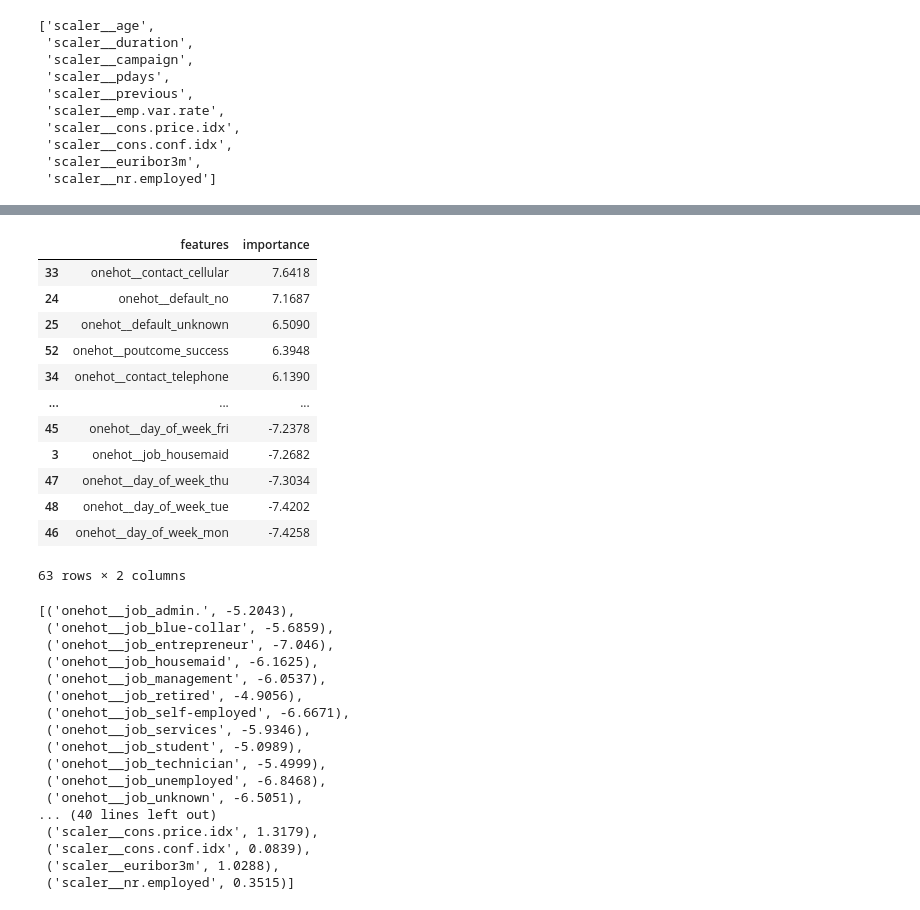
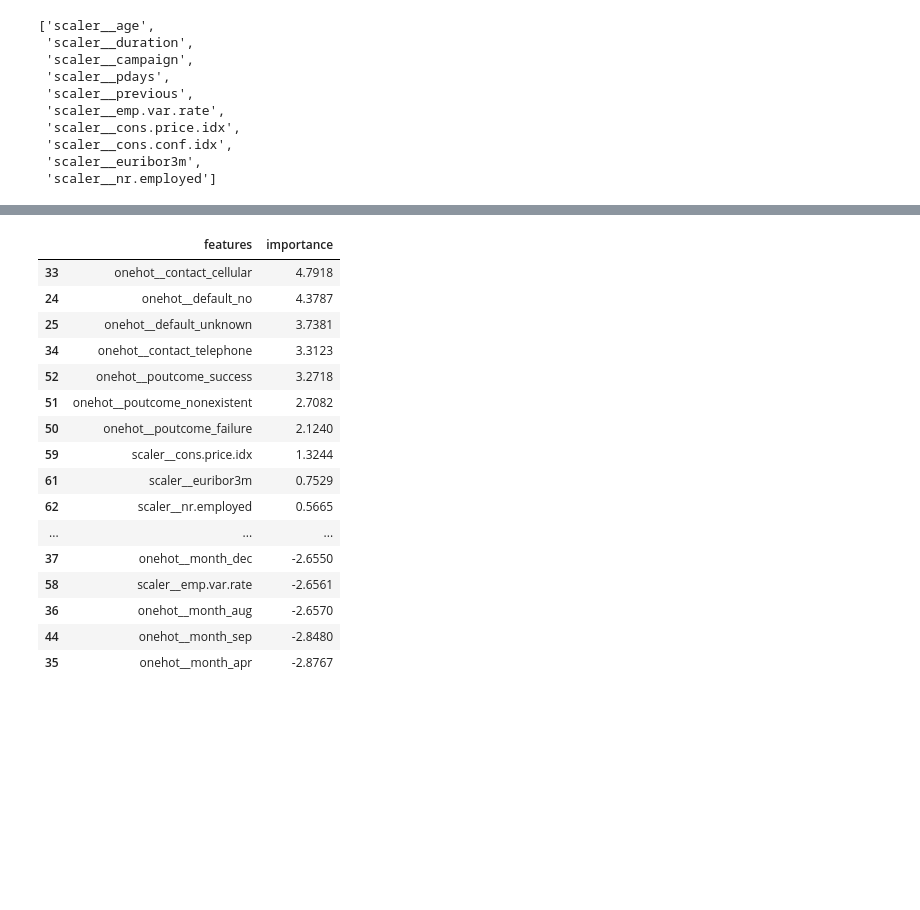
Before and after one commit to Daria-Lytvynenko/ML_course, a Jupyter notebook: Mid_term_Project.ipynb, the cells around one changed output, grey strips where cells are left out. Saved outputs shown, nothing was run; the diff lists cells and outputs as text; code cells hidden in the pictures; blank space fills up the shorter version.

```diff
--- a/Mid_term_Project.ipynb
+++ b/Mid_term_Project.ipynb
@@ -312,7 +312,7 @@ X_test_smenc=pd.DataFrame(preprocessor.transform(X_test), columns=preprocessor.g
 smenc=SMOTENC(random_state=42, categorical_features=features)
 X_train_smenc, y_train_smenc=smenc.fit_resample(X_train_smenc, y_train)
 # %%
-logreg=LogisticRegression(solver='liblinear',  penalty='l1')
+logreg=LogisticRegression(solver='liblinear',  penalty='l2')
 logreg.fit(X_train_smenc, y_train_smenc)
 pred=logreg.predict(X_train_smenc)
 pred_proba=logreg.predict_proba(X_train_smenc)[:,1]
@@ -357,39 +376,23 @@ logreg_list=pd.DataFrame(list(zip(preprocessor.get_feature_names_out().tolist(),
 # %%
-logreg_list
+logreg_list.head(30)
 # %% [output]
 |  | features | importance |
-| 33 | onehot__contact_cellular | 7.6418 |
-| 24 | onehot__default_no | 7.1687 |
-| 25 | onehot__default_unknown | 6.5090 |
-| 52 | onehot__poutcome_success | 6.3948 |
-| 34 | onehot__contact_telephone | 6.1390 |
+| 33 | onehot__contact_cellular | 4.7918 |
+| 24 | onehot__default_no | 4.3787 |
+| 25 | onehot__default_unknown | 3.7381 |
+| 34 | onehot__contact_telephone | 3.3123 |
+| 52 | onehot__poutcome_success | 3.2718 |
+| 51 | onehot__poutcome_nonexistent | 2.7082 |
+| 50 | onehot__poutcome_failure | 2.1240 |
+| 59 | scaler__cons.price.idx | 1.3244 |
+| 61 | scaler__euribor3m | 0.7529 |
+| 62 | scaler__nr.employed | 0.5665 |
 | ... | ... | ... |
-| 45 | onehot__day_of_week_fri | -7.2378 |
-| 3 | onehot__job_housemaid | -7.2682 |
-| 47 | onehot__day_of_week_thu | -7.3034 |
-| 48 | onehot__day_of_week_tue | -7.4202 |
-| 46 | onehot__day_of_week_mon | -7.4258 |
+| 37 | onehot__month_dec | -2.6550 |
+| 58 | scaler__emp.var.rate | -2.6561 |
+| 36 | onehot__month_aug | -2.6570 |
+| 44 | onehot__month_sep | -2.8480 |
+| 35 | onehot__month_apr | -2.8767 |
-63 rows × 2 columns
-# %%
-logreg_list
-# %% [output]
-[('onehot__job_admin.', -5.2043),
- ('onehot__job_blue-collar', -5.6859),
- ('onehot__job_entrepreneur', -7.046),
- ('onehot__job_housemaid', -6.1625),
- ('onehot__job_management', -6.0537),
- ('onehot__job_retired', -4.9056),
- ('onehot__job_self-employed', -6.6671),
- ('onehot__job_services', -5.9346),
- ('onehot__job_student', -5.0989),
- ('onehot__job_technician', -5.4999),
- ('onehot__job_unemployed', -6.8468),
- ('onehot__job_unknown', -6.5051),
-... (40 lines left out)
- ('scaler__cons.price.idx', 1.3179),
- ('scaler__cons.conf.idx', 0.0839),
- ('scaler__euribor3m', 1.0288),
- ('scaler__nr.employed', 0.3515)]
 # %%
 for i in train.select_dtypes(include='object').columns:
   print(train[i].value_counts())
```
Also changed, not shown: parts of 4 cells of this notebook.
